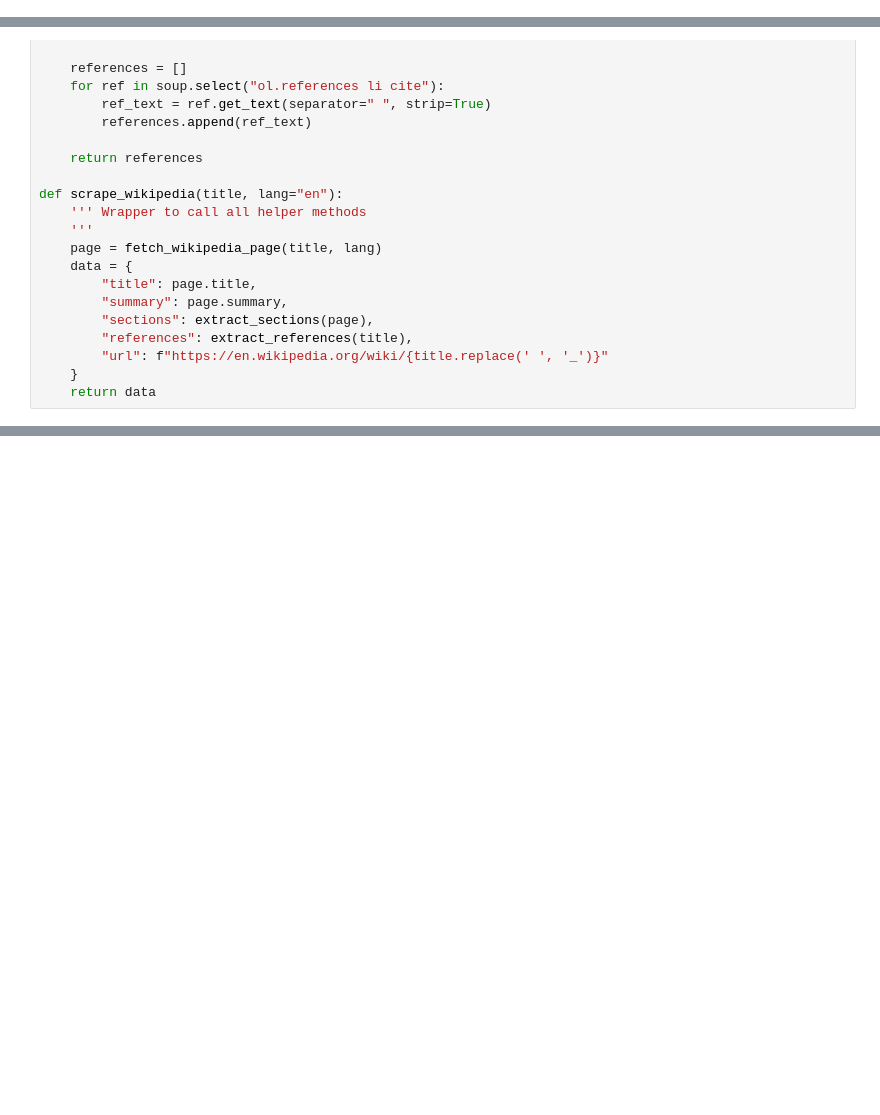
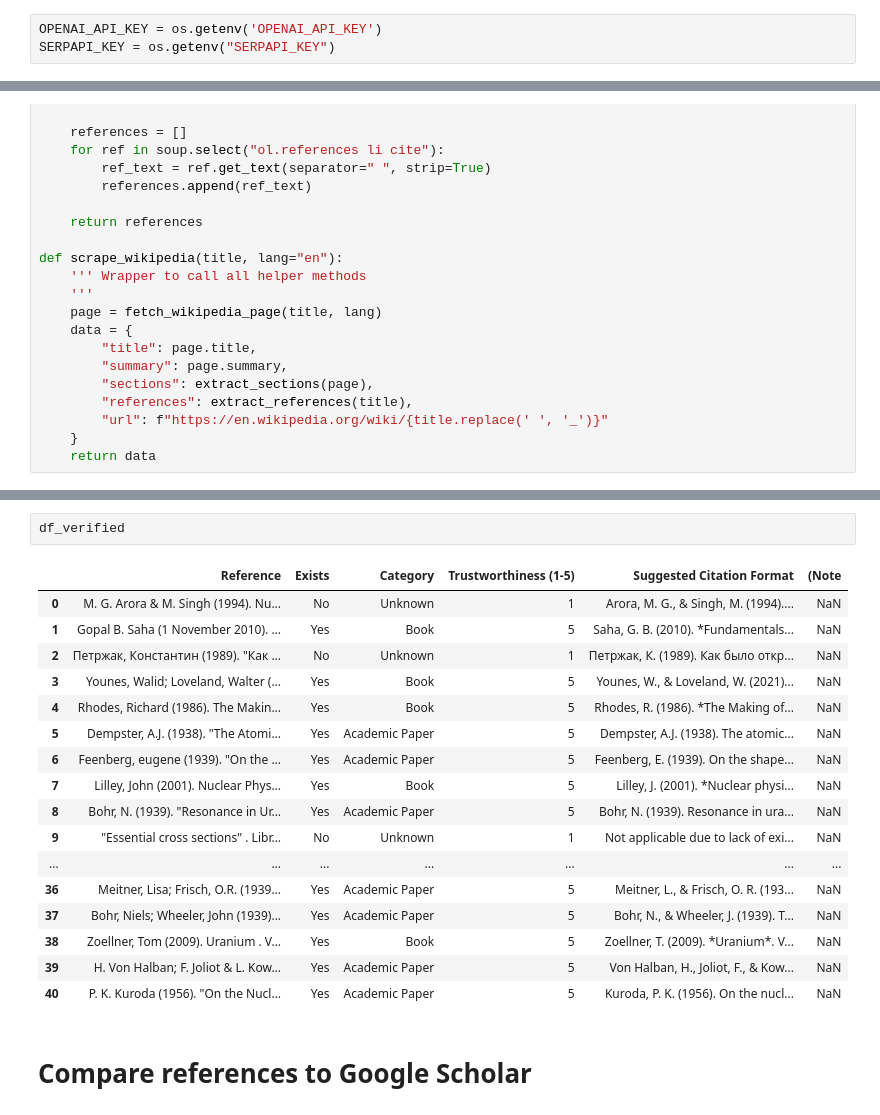
Before and after one commit to alaignelet/wiki_analysis, a Jupyter notebook: script.ipynb, the cells around one changed output, grey strips where cells are left out. Drawn from its saved outputs; the diff is of its cells as text; blank space fills up the shorter version.

Commit message:
fetch reference, google scholar and compare

```diff
--- a/script.ipynb
+++ b/script.ipynb
@@ -5,0 +14,3 @@ from bs4 import BeautifulSoup
+# %%
+OPENAI_API_KEY = os.getenv('OPENAI_API_KEY')
+SERPAPI_KEY = os.getenv("SERPAPI_KEY")
@@ -66,0 +164,22 @@ references = extract_references(title)
+# %%
+df_verified
+# %% [output]
+|  | Reference | Exists | Category | Trustworthiness (1-5) | Suggested Citation Format | (Note |
+| 0 | M. G. Arora & M. Singh (1994). Nu... | No | Unknown | 1 | Arora, M. G., & Singh, M. (1994).... | NaN |
+| 1 | Gopal B. Saha (1 November 2010). ... | Yes | Book | 5 | Saha, G. B. (2010). *Fundamentals... | NaN |
+| 2 | Петржак, Константин (1989). "Как ... | No | Unknown | 1 | Петржак, К. (1989). Как было откр... | NaN |
+| 3 | Younes, Walid; Loveland, Walter (... | Yes | Book | 5 | Younes, W., & Loveland, W. (2021)... | NaN |
+| 4 | Rhodes, Richard (1986). The Makin... | Yes | Book | 5 | Rhodes, R. (1986). *The Making of... | NaN |
+| 5 | Dempster, A.J. (1938). "The Atomi... | Yes | Academic Paper | 5 | Dempster, A.J. (1938). The atomic... | NaN |
+| 6 | Feenberg, eugene (1939). "On the ... | Yes | Academic Paper | 5 | Feenberg, E. (1939). On the shape... | NaN |
+| 7 | Lilley, John (2001). Nuclear Phys... | Yes | Book | 5 | Lilley, J. (2001). *Nuclear physi... | NaN |
+| 8 | Bohr, N. (1939). "Resonance in Ur... | Yes | Academic Paper | 5 | Bohr, N. (1939). Resonance in ura... | NaN |
+| 9 | "Essential cross sections" . Libr... | No | Unknown | 1 | Not applicable due to lack of exi... | NaN |
+| ... | ... | ... | ... | ... | ... | ... |
+| 36 | Meitner, Lisa; Frisch, O.R. (1939... | Yes | Academic Paper | 5 | Meitner, L., & Frisch, O. R. (193... | NaN |
+| 37 | Bohr, Niels; Wheeler, John (1939)... | Yes | Academic Paper | 5 | Bohr, N., & Wheeler, J. (1939). T... | NaN |
+| 38 | Zoellner, Tom (2009). Uranium . V... | Yes | Book | 5 | Zoellner, T. (2009). *Uranium*. V... | NaN |
+| 39 | H. Von Halban; F. Joliot & L. Kow... | Yes | Academic Paper | 5 | Von Halban, H., Joliot, F., & Kow... | NaN |
+| 40 | P. K. Kuroda (1956). "On the Nucl... | Yes | Academic Paper | 5 | Kuroda, P. K. (1956). On the nucl... | NaN |
+# %% [markdown]
+# Compare references to Google Scholar
```
Also changed, not shown: parts of 12 cells of this notebook, 3 other files.
